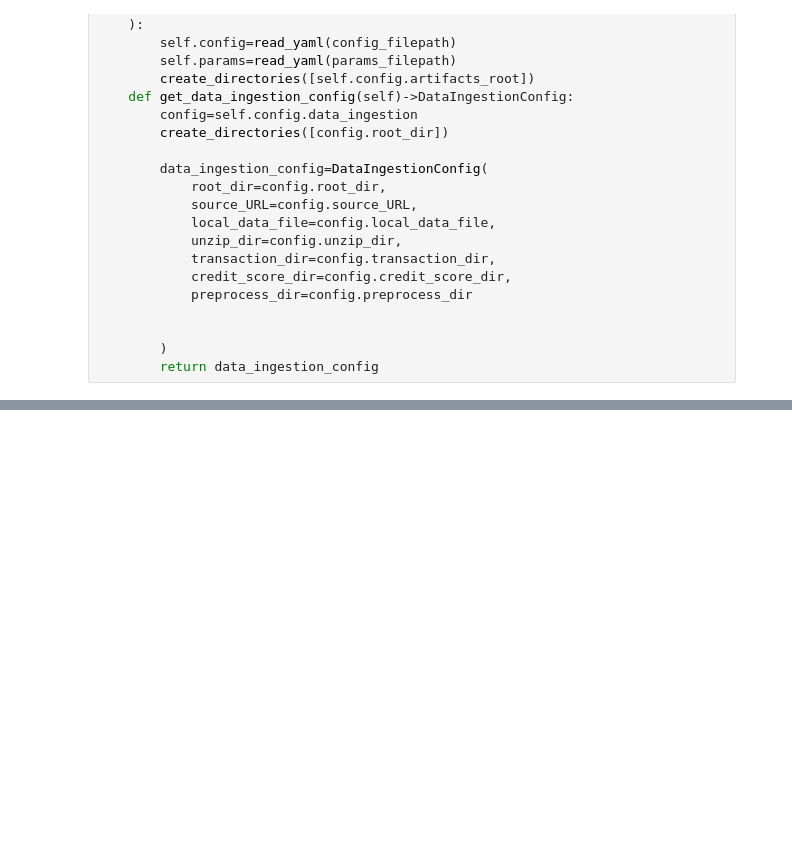
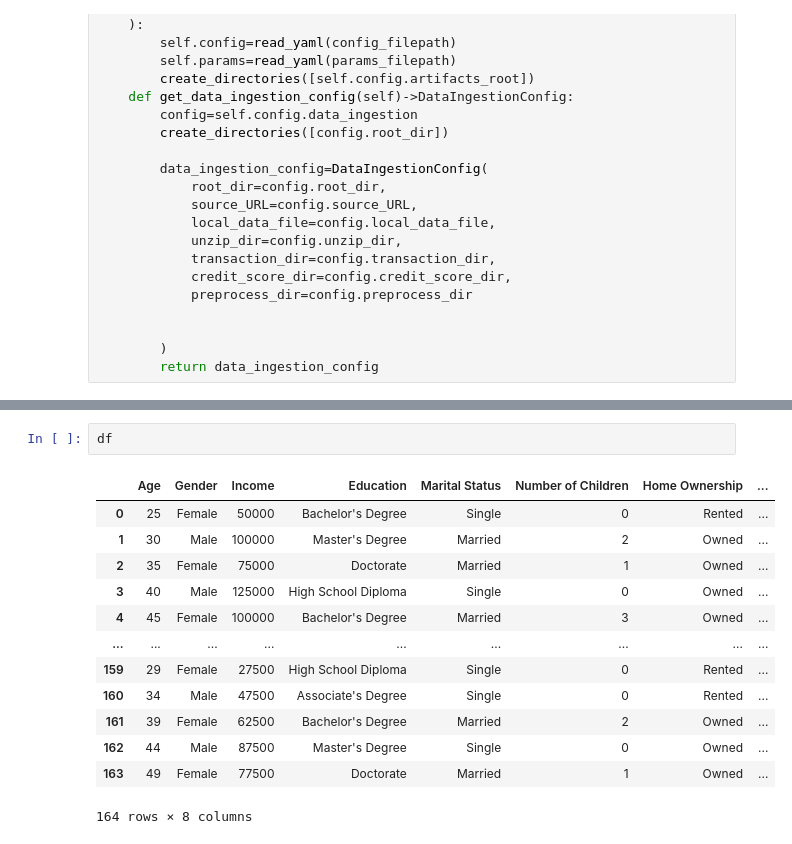
Before and after one commit to AbhayBisht0801/Bank-System, a Jupyter notebook: research/01_data_ingestion.ipynb, the cells around one changed output, grey strips where cells are left out. Saved outputs shown, nothing was run; the diff lists cells and outputs as text; blank space fills up the shorter version.

```diff
--- a/research/01_data_ingestion.ipynb
+++ b/research/01_data_ingestion.ipynb
@@ -157,0 +181,16 @@ See the caveats in the documentation: https://pandas.pydata.org/pandas-docs/stab
+# %%
+df
+# %% [output]
+|  | Age | Gender | Income | Education | Marital Status | Number of Children | Home Ownership | ... |
+| 0 | 25 | Female | 50000 | Bachelor's Degree | Single | 0 | Rented | ... |
+| 1 | 30 | Male | 100000 | Master's Degree | Married | 2 | Owned | ... |
+| 2 | 35 | Female | 75000 | Doctorate | Married | 1 | Owned | ... |
+| 3 | 40 | Male | 125000 | High School Diploma | Single | 0 | Owned | ... |
+| 4 | 45 | Female | 100000 | Bachelor's Degree | Married | 3 | Owned | ... |
+| ... | ... | ... | ... | ... | ... | ... | ... | ... |
+| 159 | 29 | Female | 27500 | High School Diploma | Single | 0 | Rented | ... |
+| 160 | 34 | Male | 47500 | Associate's Degree | Single | 0 | Rented | ... |
+| 161 | 39 | Female | 62500 | Bachelor's Degree | Married | 2 | Owned | ... |
+| 162 | 44 | Male | 87500 | Master's Degree | Single | 0 | Owned | ... |
+| 163 | 49 | Female | 77500 | Doctorate | Married | 1 | Owned | ... |
+164 rows × 8 columns
```
Also changed, not shown: parts of 5 cells of this notebook, 17 other files.
